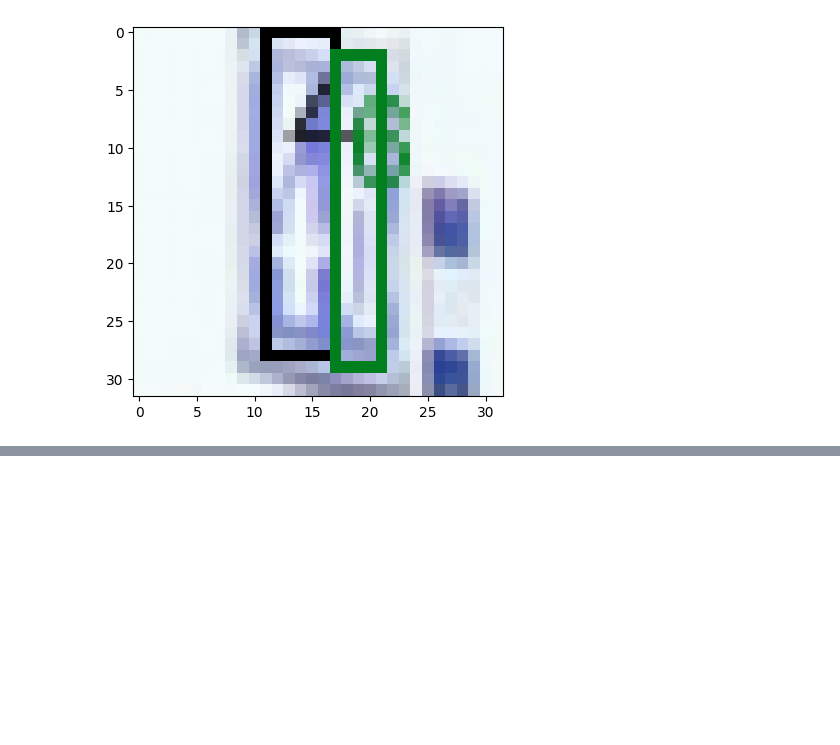
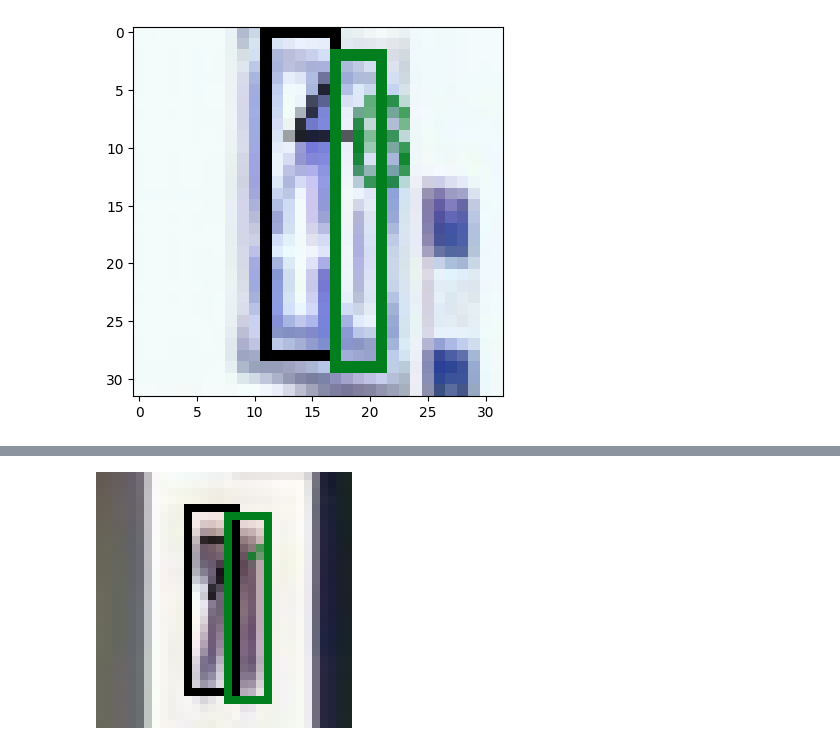
Before and after one commit to ericoericochen/mini-yolov3, a Jupyter notebook: train.ipynb, the cells around one changed output, grey strips where cells are left out. Cells and saved outputs as stored; diff of their text form; code cells hidden in the pictures; blank space fills up the shorter version.

```diff
--- a/train.ipynb
+++ b/train.ipynb
@@ -145,0 +159,11 @@ plt.imshow(
+# %%
+draw_bounding_boxes(batch["images"][i],
+                        box_convert(
+                            bounding_boxes[i]["bboxes"],
+                            "xywh",
+                            "xyxy"
+                        ),
+                        bounding_boxes[i]["labels"]
+).resize((256, 256), 0)
+# %% [output]
+[figure, added]
```
Also changed, not shown: parts of 17 cells of this notebook, 5 other files.
